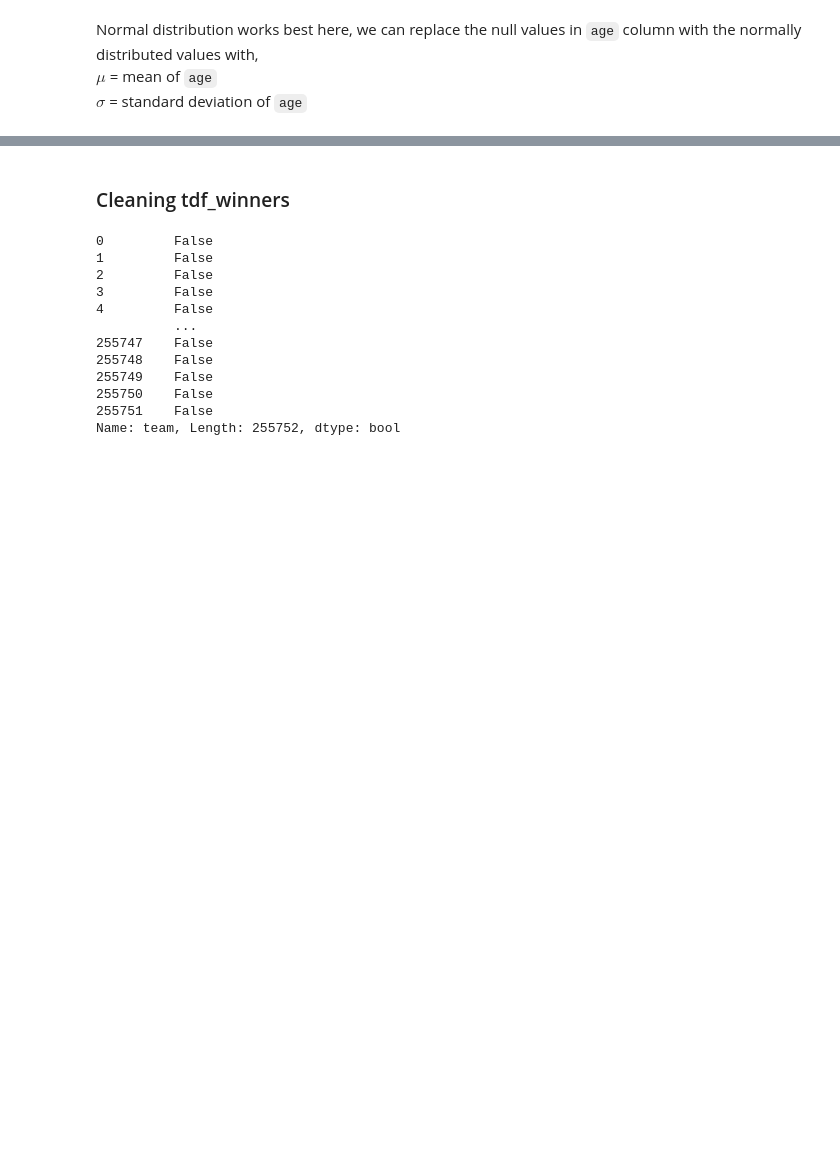
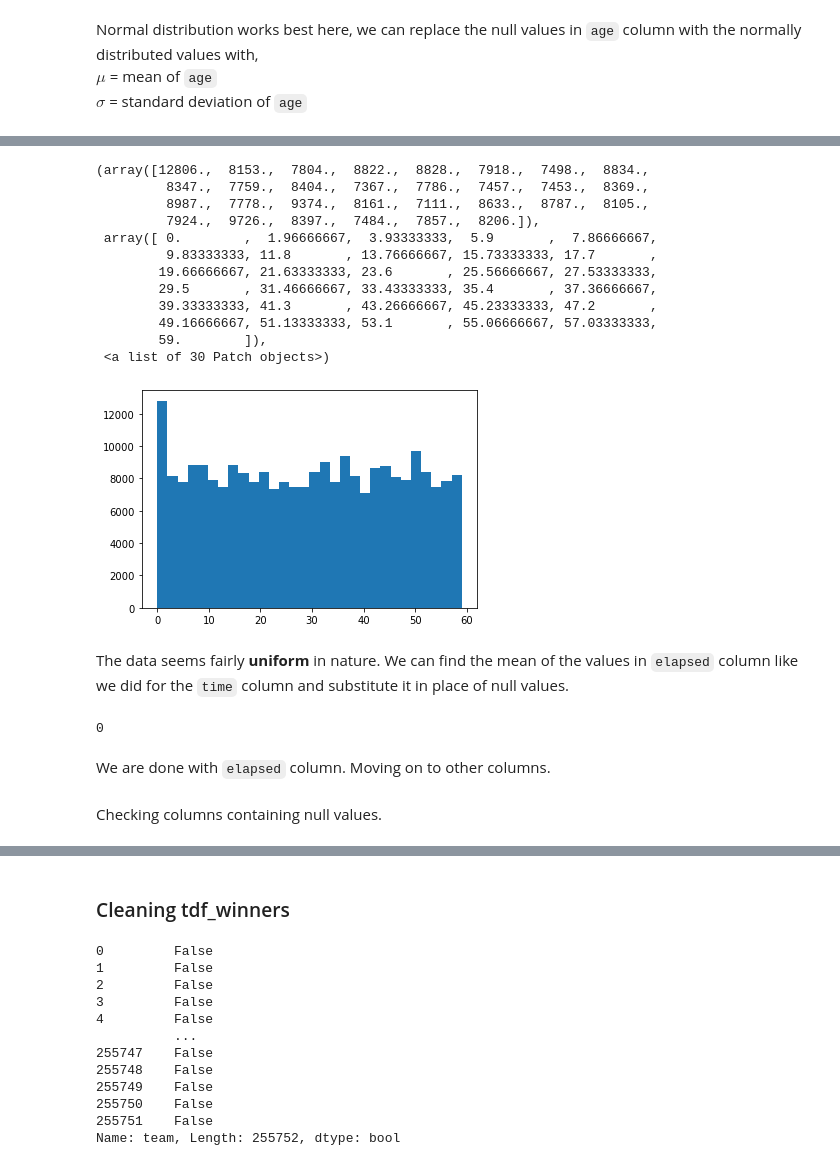
Before and after one commit to Astrojigs/R-project, a Jupyter notebook: Tour de france R project.ipynb, the cells around one changed output, grey strips where cells are left out. Drawn from its saved outputs; the diff is of its cells as text; code cells hidden in the pictures; blank space fills up the shorter version.

```diff
--- a/Tour de france R project.ipynb
+++ b/Tour de france R project.ipynb
@@ -260,0 +287,2 @@ $\sigma$ = standard deviation of `age`
+# %%
+stage_data['team'] = stage_data['team'].replace(np.nan,'No Team')
@@ -260,0 +316,24 @@ $\sigma$ = standard deviation of `age`
+# %%
+# applying the regular expression to the column time to remove only the numeric values in the column
+stage_data['elapsed']=stage_data['elapsed'].str.extract(r'(\d+)')
+
+# Converting the column into a integer type one:
+stage_data['elapsed'] = pd.to_numeric(stage_data['elapsed'],downcast='integer')
+# %%
+plt.hist(stage_data['elapsed'],bins=30)
+# %% [output]
+(array([12806.,  8153.,  7804.,  8822.,  8828.,  7918.,  7498.,  8834.,
+         8347.,  7759.,  8404.,  7367.,  7786.,  7457.,  7453.,  8369.,
+         8987.,  7778.,  9374.,  8161.,  7111.,  8633.,  8787.,  8105.,
+         7924.,  9726.,  8397.,  7484.,  7857.,  8206.]),
+ array([ 0.        ,  1.96666667,  3.93333333,  5.9       ,  7.86666667,
+         9.83333333, 11.8       , 13.76666667, 15.73333333, 17.7       ,
+        19.66666667, 21.63333333, 23.6       , 25.56666667, 27.53333333,
+        29.5       , 31.46666667, 33.43333333, 35.4       , 37.36666667,
+        39.33333333, 41.3       , 43.26666667, 45.23333333, 47.2       ,
+        49.16666667, 51.13333333, 53.1       , 55.06666667, 57.03333333,
+        59.        ]),
+ <a list of 30 Patch objects>)
+[figure, added]
+# %% [markdown]
+The data seems fairly **uniform** in nature. We can find the mean of the values in `elapsed` column like we did for the `time` column and substitute it in place of null values.
@@ -260,0 +346,9 @@ $\sigma$ = standard deviation of `age`
+# %%
+# Checking if the null values are gone or not.
+pd.isnull(stage_data['elapsed']).sum()
+# %% [output]
+0
+# %% [markdown]
+We are done with `elapsed` column. Moving on to other columns.
+# %% [markdown]
+Checking columns containing null values.
```
Also changed, not shown: parts of 25 cells of this notebook.
